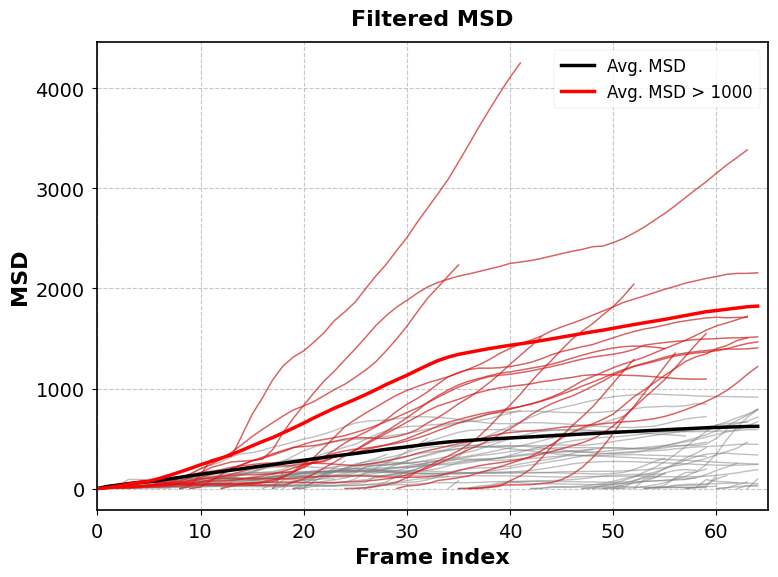
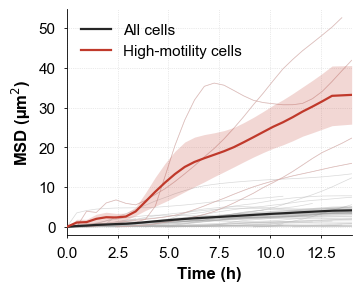
The change to this notebook cell's code, shown as a diff; its figure went from the first image to the second:
--- before
+++ after
@@ -17,4 +17,4 @@
 print(len(all_paths))
 msd_list_filtered = disp.calculate_mean_square_displacement(paths = all_paths_filtered)
-disp.plot_mean_square_displacement_filtered(msd_list_filtered = msd_list_filtered, msd_list = msd_list,starting_indices_filtered = all_starting_indices_filtered, starting_indices = all_starting_indices, title = "Filtered MSD")
-plt.savefig(rf"{GRAPH_OUTPUT_PATH}/msd_filtered.png", bbox_inches='tight')
+disp.plot_mean_square_displacement_filtered(msd_list_filtered = msd_list_filtered, msd_list = msd_list,starting_indices_filtered = all_starting_indices_filtered, starting_indices = all_starting_indices, title = "Filtered MSD", base_fontsize = 12)
+plt.savefig(rf"{GRAPH_OUTPUT_PATH}/msd_filtered.svg", bbox_inches='tight')

Commit: Update code from reviewer suggestions